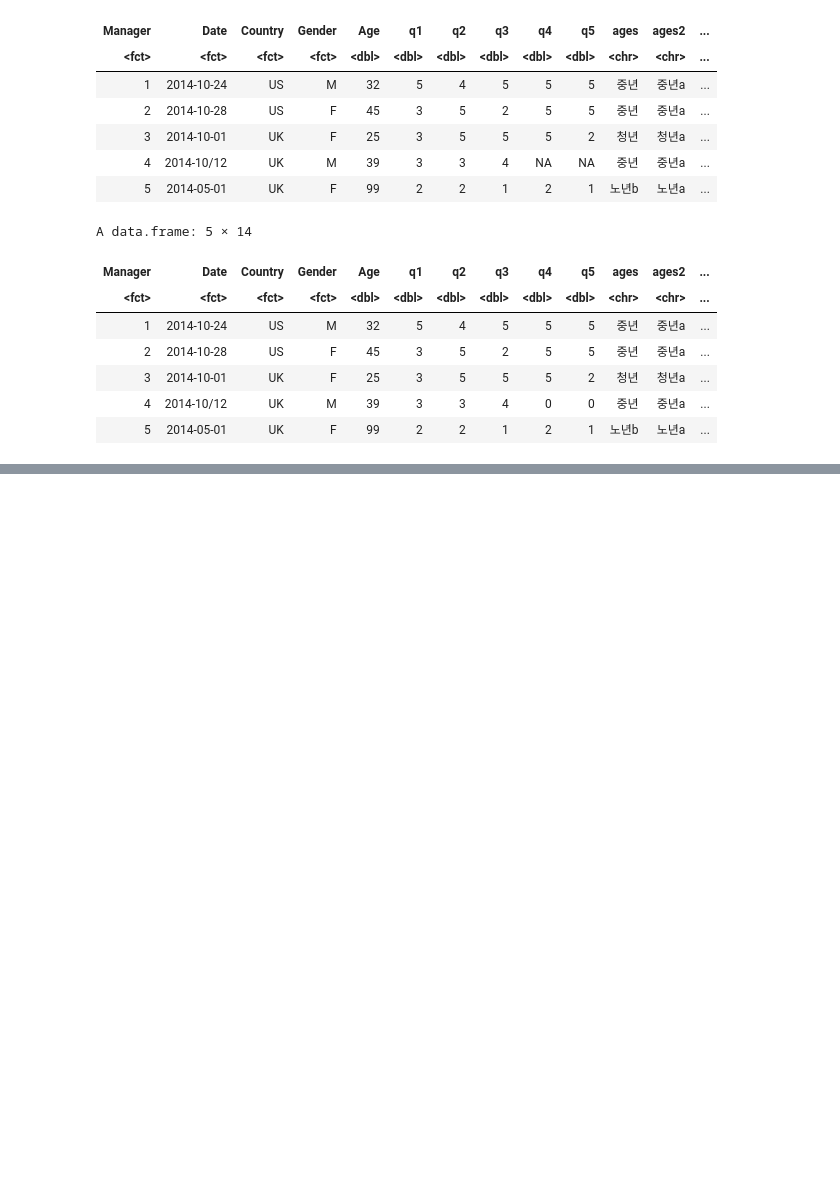
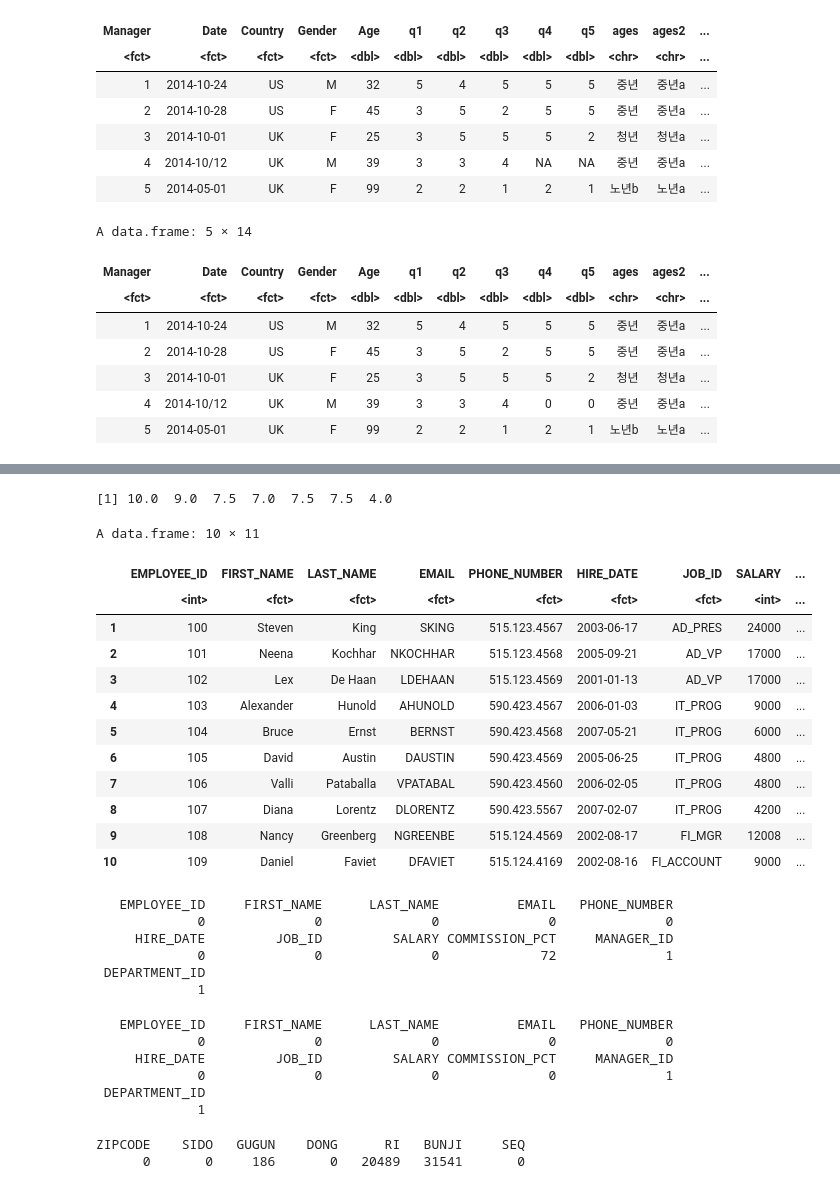
Before and after one commit to Jungsan005/R_statstics, a Jupyter notebook: 데이터프레임_다루기.ipynb, the cells around one changed output, grey strips where cells are left out. Drawn from its saved outputs; the diff is of its cells as text; code cells hidden in the pictures; blank space fills up the shorter version.

```diff
--- a/데이터프레임_다루기.ipynb
+++ b/데이터프레임_다루기.ipynb
@@ -249,0 +314,32 @@ A data.frame: 5 × 14
+# %%
+y
+# %% [output]
+[1] 10.0  9.0  7.5  7.0  7.5  7.5  4.0
+# %%
+# 사원정보파일을 데이터프레임으로 읽어와서 결측치를 처리하세요
+emp <- read.csv('https://raw.githubusercontent.com/Jungsan005/R_statstics/master/datasets/EMPLOYEES.csv')
+# %%
+head(emp, 10)
+# %% [output]
+A data.frame: 10 × 11
+|  | EMPLOYEE_ID | FIRST_NAME | LAST_NAME | EMAIL | PHONE_NUMBER | HIRE_DATE | JOB_ID | SALARY | ... |
+|  | <int> | <fct> | <fct> | <fct> | <fct> | <fct> | <fct> | <int> | ... |
+| 1 | 100 | Steven | King | SKING | 515.123.4567 | 2003-06-17 | AD_PRES | 24000 | ... |
+| 2 | 101 | Neena | Kochhar | NKOCHHAR | 515.123.4568 | 2005-09-21 | AD_VP | 17000 | ... |
+| 3 | 102 | Lex | De Haan | LDEHAAN | 515.123.4569 | 2001-01-13 | AD_VP | 17000 | ... |
+| 4 | 103 | Alexander | Hunold | AHUNOLD | 590.423.4567 | 2006-01-03 | IT_PROG | 9000 | ... |
+| 5 | 104 | Bruce | Ernst | BERNST | 590.423.4568 | 2007-05-21 | IT_PROG | 6000 | ... |
+| 6 | 105 | David | Austin | DAUSTIN | 590.423.4569 | 2005-06-25 | IT_PROG | 4800 | ... |
+| 7 | 106 | Valli | Pataballa | VPATABAL | 590.423.4560 | 2006-02-05 | IT_PROG | 4800 | ... |
+| 8 | 107 | Diana | Lorentz | DLORENTZ | 590.423.5567 | 2007-02-07 | IT_PROG | 4200 | ... |
+| 9 | 108 | Nancy | Greenberg | NGREENBE | 515.124.4569 | 2002-08-17 | FI_MGR | 12008 | ... |
+| 10 | 109 | Daniel | Faviet | DFAVIET | 515.124.4169 | 2002-08-16 | FI_ACCOUNT | 9000 | ... |
+# %%
+colSums(is.na(emp)) # 컬럼별 NA 수 확인
+# %% [output]
+   EMPLOYEE_ID     FIRST_NAME      LAST_NAME          EMAIL   PHONE_NUMBER
+             0              0              0              0              0
+     HIRE_DATE         JOB_ID         SALARY COMMISSION_PCT     MANAGER_ID
+             0              0              0             72              1
+ DEPARTMENT_ID
+             1
@@ -249,0 +350,9 @@ A data.frame: 5 × 14
+# %%
+colSums(is.na(emp))
+# %% [output]
+   EMPLOYEE_ID     FIRST_NAME      LAST_NAME          EMAIL   PHONE_NUMBER
+             0              0              0              0              0
+     HIRE_DATE         JOB_ID         SALARY COMMISSION_PCT     MANAGER_ID
+             0              0              0              0              1
+ DEPARTMENT_ID
+             1
@@ -249,0 +369,5 @@ A data.frame: 5 × 14
+# %%
+colSums(is.na(zip2013))
+# %% [output]
+ZIPCODE    SIDO   GUGUN    DONG      RI   BUNJI     SEQ
+      0       0     186       0   20489   31541       0
```
Also changed, not shown: parts of 26 cells of this notebook.
